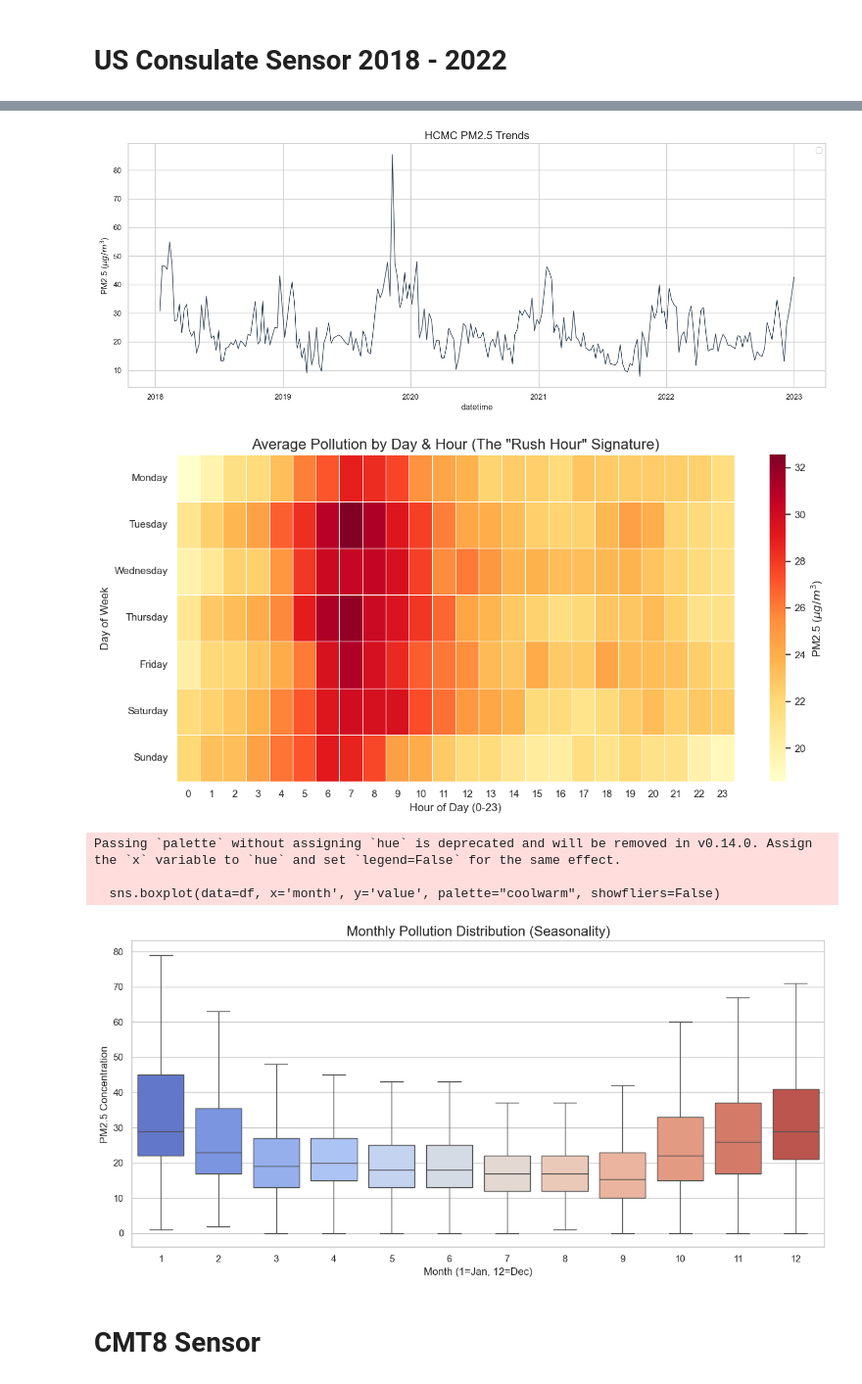
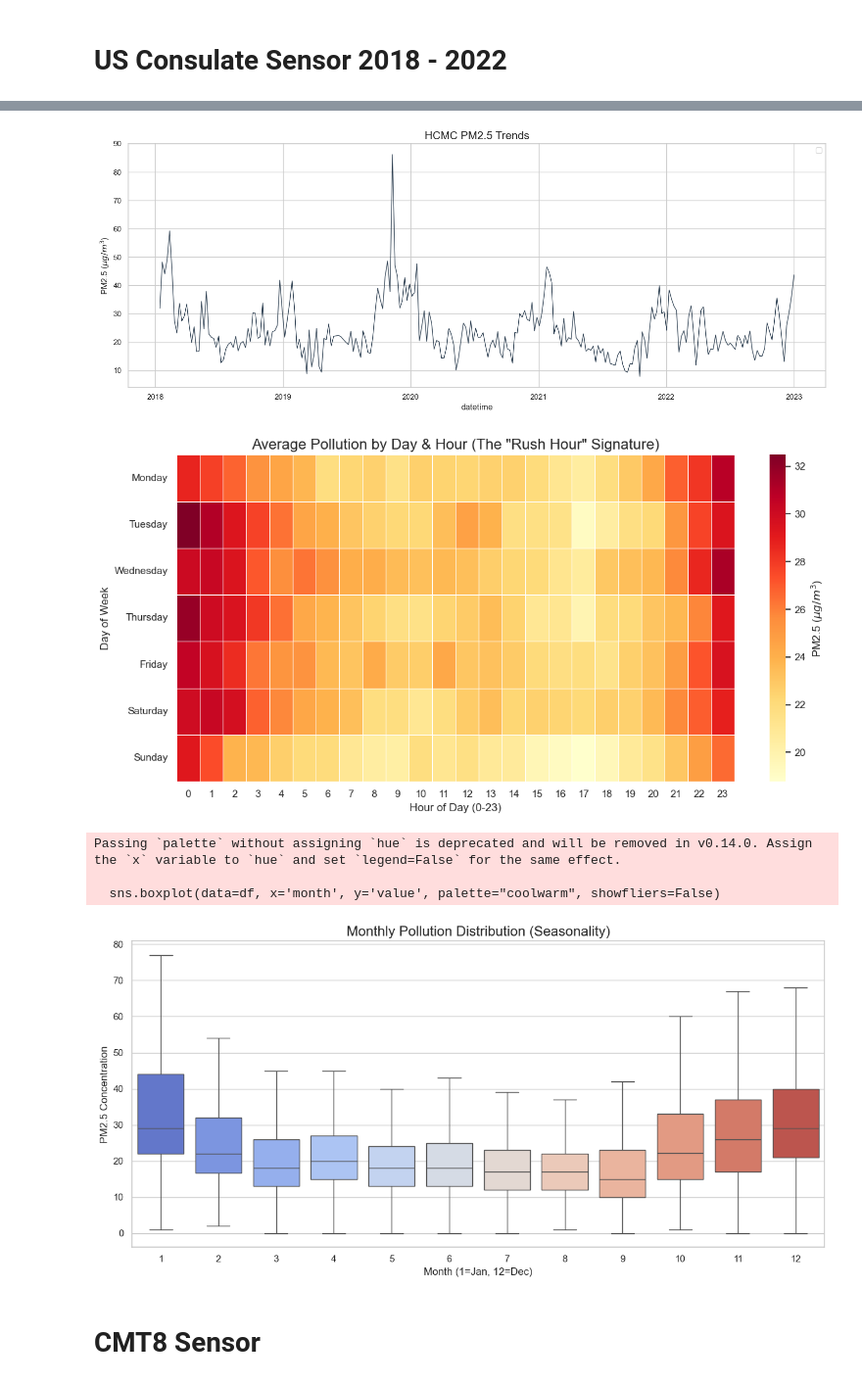
Before and after one commit to EroEroz/air_quality_prediction, a Jupyter notebook: airq_analyze.ipynb, the cells around one changed output, grey strips where cells are left out. Shown at 98% size. Cells and saved outputs as stored; diff of their text form; code cells hidden in the pictures.

```diff
--- a/airq_analyze.ipynb
+++ b/airq_analyze.ipynb
@@ -26,7 +26,7 @@ Note: you may need to restart the kernel to use updated packages.
 # %%
 import pandas as pd
 
-input_file = "data/hcmc_lstm_ready.csv"
+input_file = "data/hcmc_lstm_ready_weather.csv"
 df = pd.read_csv(input_file)
 df.head()
 # %% [output]
@@ -85,6 +107,9 @@ def plot(input_file):
 
     df = pd.read_csv(input_file)
     df['datetime'] = pd.to_datetime(df['datetime'])
+
+    # Convert UTC to HCMC local time (ICT = UTC+7)
+    df['datetime'] = df['datetime'].dt.tz_localize('UTC').dt.tz_convert('Asia/Ho_Chi_Minh')
 
     df['year'] = df['datetime'].dt.year
     df['month'] = df['datetime'].dt.month
@@ -108,39 +133,39 @@ def plot(input_file):
     plt.tight_layout()
     plt.show()
 
     # --- PLOT 2: "RUSH HOUR" HEATMAP---
     # We pivot the data: Rows = Day of Week, Columns = Hour of Day
     pivot_table = df.pivot_table(index='day_name', columns='hour', values='value', aggfunc='mean')
 
     # Reorder days to start on Monday
     days_order = ['Monday', 'Tuesday', 'Wednesday', 'Thursday', 'Friday', 'Saturday', 'Sunday']
     pivot_table = pivot_table.reindex(days_order)
 
     plt.figure(figsize=(12, 6))
     sns.heatmap(pivot_table, cmap="YlOrRd", linewidths=0.5, cbar_kws={'label': 'PM2.5 ($μg/m^3$)'})
     plt.title('Average Pollution by Day & Hour (The "Rush Hour" Signature)', fontsize=16)
     plt.xlabel('Hour of Day (0-23)')
     plt.ylabel('Day of Week')
     plt.tight_layout()
     plt.show()
 
     # --- PLOT 3: SEASONAL BOXPLOT (Rainy vs Dry Season) ---
     plt.figure(figsize=(12, 6))
     sns.boxplot(data=df, x='month', y='value', palette="coolwarm", showfliers=False)
     plt.title('Monthly Pollution Distribution (Seasonality)', fontsize=16)
     plt.xlabel('Month (1=Jan, 12=Dec)')
     plt.ylabel('PM2.5 Concentration')
     plt.tight_layout()
     plt.show()
 
 plot(input_file)
 # %% [output]
-[figure, old version]
+[figure, new version]
-[figure, old version]
+[figure, new version]
 Passing `palette` without assigning `hue` is deprecated and will be removed in v0.14.0. Assign the `x` variable to `hue` and set `legend=False` for the same effect.
 
   sns.boxplot(data=df, x='month', y='value', palette="coolwarm", showfliers=False)
-[figure, old version]
+[figure, new version]
 # %% [markdown]
 # CMT8 Sensor
 # %%
```
Also changed, not shown: parts of 9 cells of this notebook, 24 other files.
